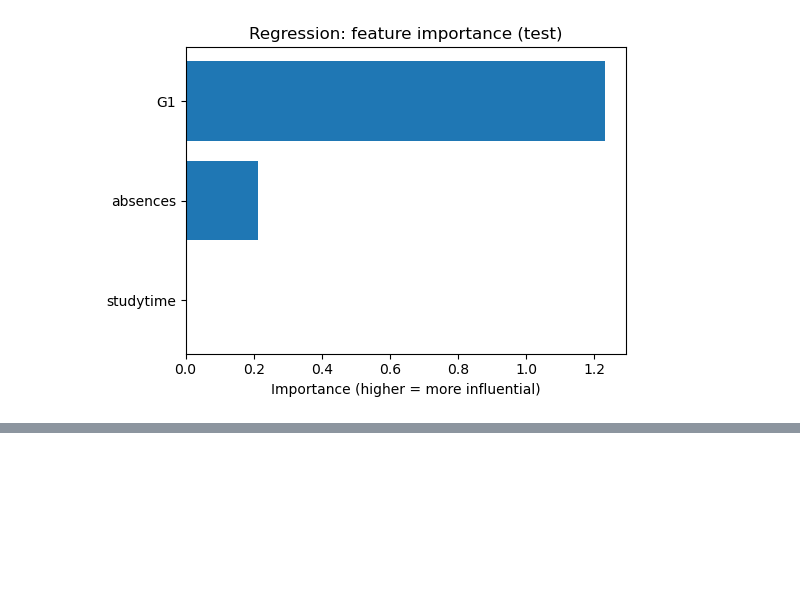
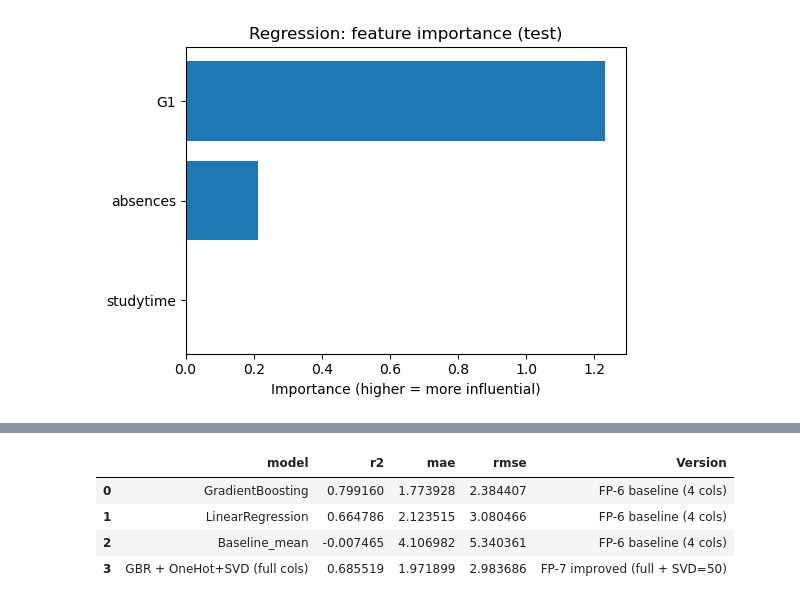
Before and after one commit to Beanrico/DataAnalysisAssignments, a Jupyter notebook: FP-6/main.ipynb, the cells around one changed output, grey strips where cells are left out. Cells and saved outputs as stored; diff of their text form; code cells hidden in the pictures; blank space fills up the shorter version.

```diff
--- a/FP-6/main.ipynb
+++ b/FP-6/main.ipynb
@@ -53,3 +62,10 @@ plt.show()
 # %% [output]
 [figure]
 [figure]
+# %%
+df4 = pd.read_csv("student-mat.csv", delimiter=";")[["studytime","absences","G1","G3"]]
+
+baseline_reg = fit_and_evaluate_regression(df4)[0]
+baseline_clf = fit_and_evaluate_classification(df4)[0]
+
+baseline_reg, baseline_clf
@@ -55,0 +81,11 @@ plt.show()
+# %%
+df_full = pd.read_csv("student-mat.csv", delimiter=";")
+
+imp_reg_best, imp_clf_best = search_best_svd_full(
+    df_full,
+    drop_cols=[],
+    svd_list=(10, 20, 30, 40, 50),   # 60, 80 を外す
+    threshold=10
+)
+
+imp_reg_best, imp_clf_best
@@ -55,0 +103,19 @@ plt.show()
+# %%
+reg_compare = pd.concat([
+    baseline_reg.assign(Version="FP-6 baseline (4 cols)"),
+    pd.DataFrame([{
+        "model": "GBR + OneHot+SVD (full cols)",
+        "r2": imp_reg_best["R2"],
+        "mae": imp_reg_best["MAE"],
+        "rmse": imp_reg_best["RMSE"],
+        "Version": f"FP-7 improved ({imp_reg_best['version']})",
+    }])
+], ignore_index=True)
+
+reg_compare
+# %% [output]
+|  | model | r2 | mae | rmse | Version |
+| 0 | GradientBoosting | 0.799160 | 1.773928 | 2.384407 | FP-6 baseline (4 cols) |
+| 1 | LinearRegression | 0.664786 | 2.123515 | 3.080466 | FP-6 baseline (4 cols) |
+| 2 | Baseline_mean | -0.007465 | 4.106982 | 5.340361 | FP-6 baseline (4 cols) |
+| 3 | GBR + OneHot+SVD (full cols) | 0.685519 | 1.971899 | 2.983686 | FP-7 improved (full + SVD=50) |
```
Also changed, not shown: parts of 4 cells of this notebook.
